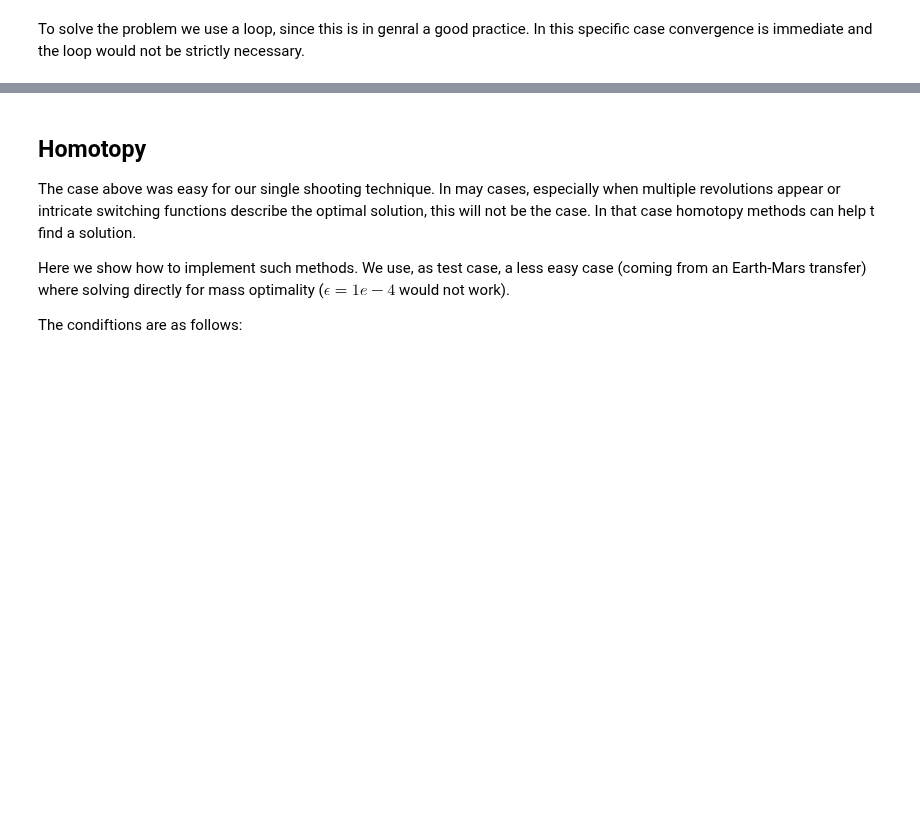
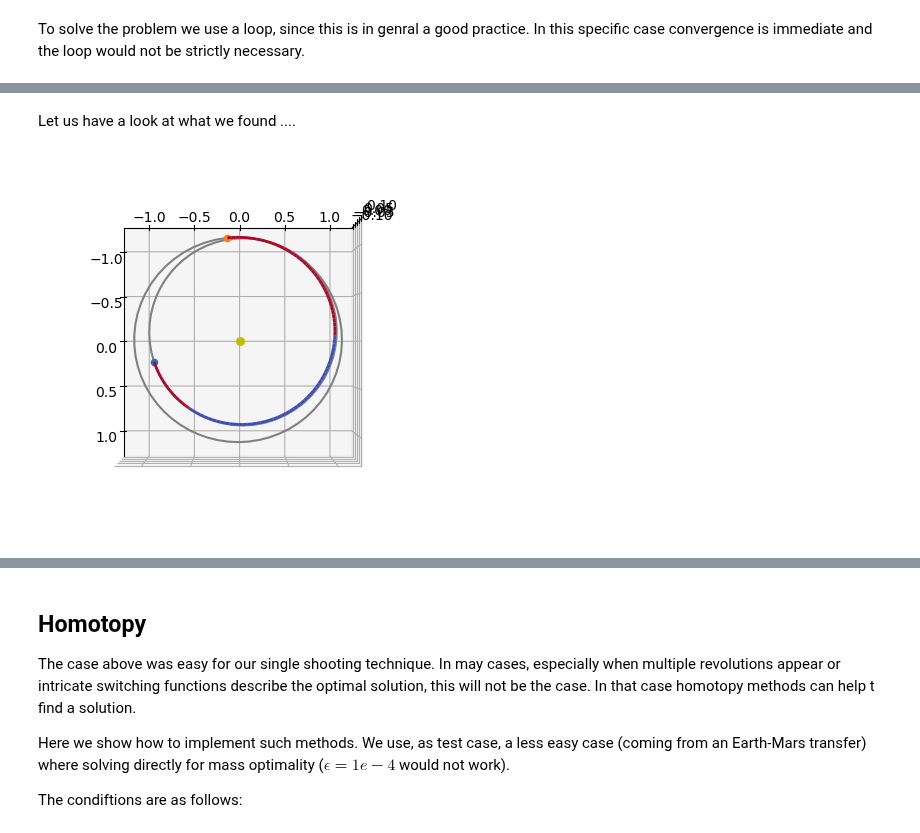
Before and after one commit to esa/kep3, a Jupyter notebook: doc/notebooks/pontryagin_cartesian.ipynb, the cells around one changed output, grey strips where cells are left out. Drawn from its saved outputs; the diff is of its cells as text; code cells hidden in the pictures; blank space fills up the shorter version.

Commit message:
restored plot

```diff
--- a/doc/notebooks/pontryagin_cartesian.ipynb
+++ b/doc/notebooks/pontryagin_cartesian.ipynb
@@ -229,0 +247,7 @@ Final mass is: 1259.8614050034369
+# %% [markdown]
+Let us have a look at what we found ....
+# %%
+ax3D = udp.plot_trajectory(pop.champion_x)
+ax3D.view_init(90, 0)
+# %% [output]
+[figure, added]
```
Also changed, not shown: parts of 9 cells of this notebook.
